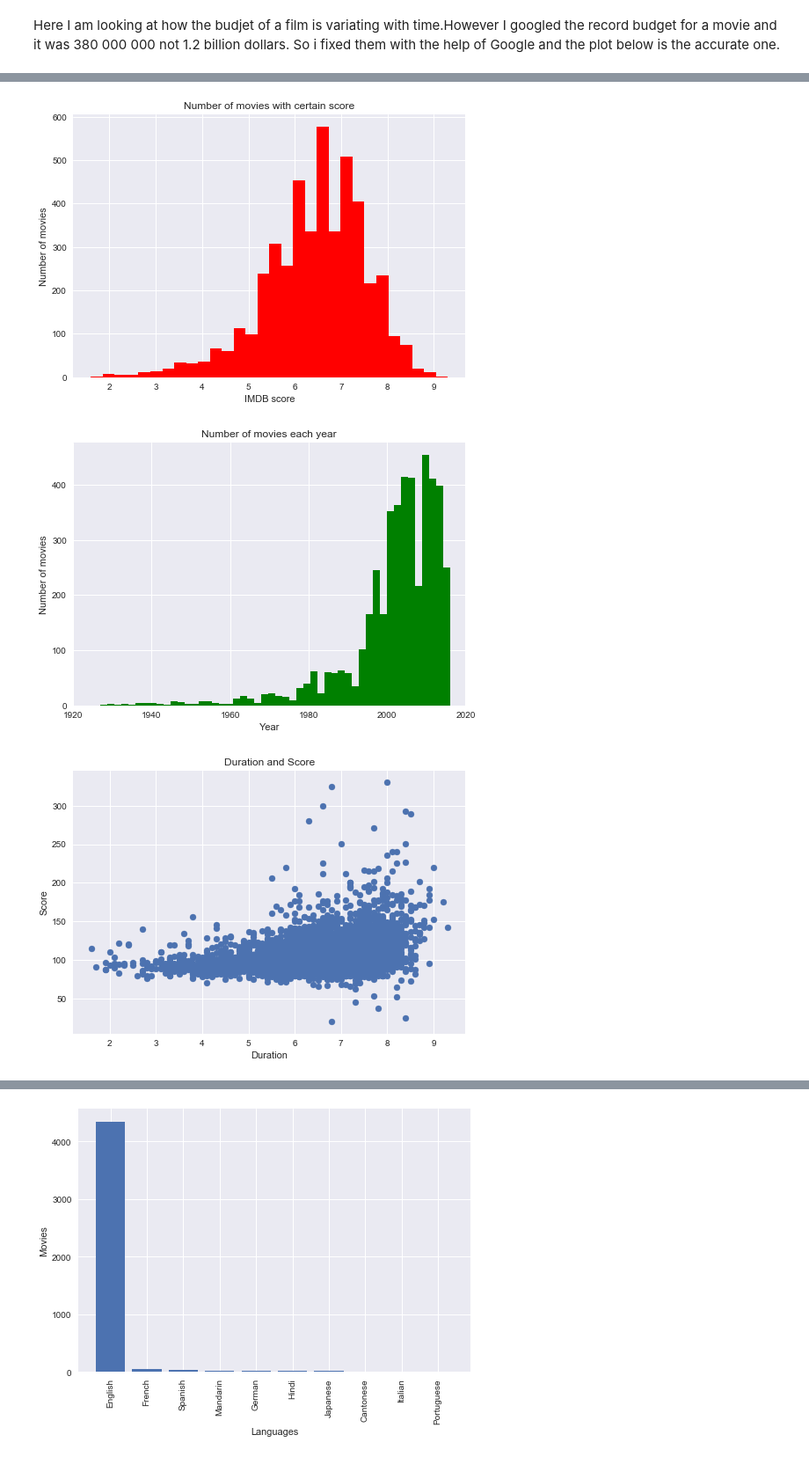
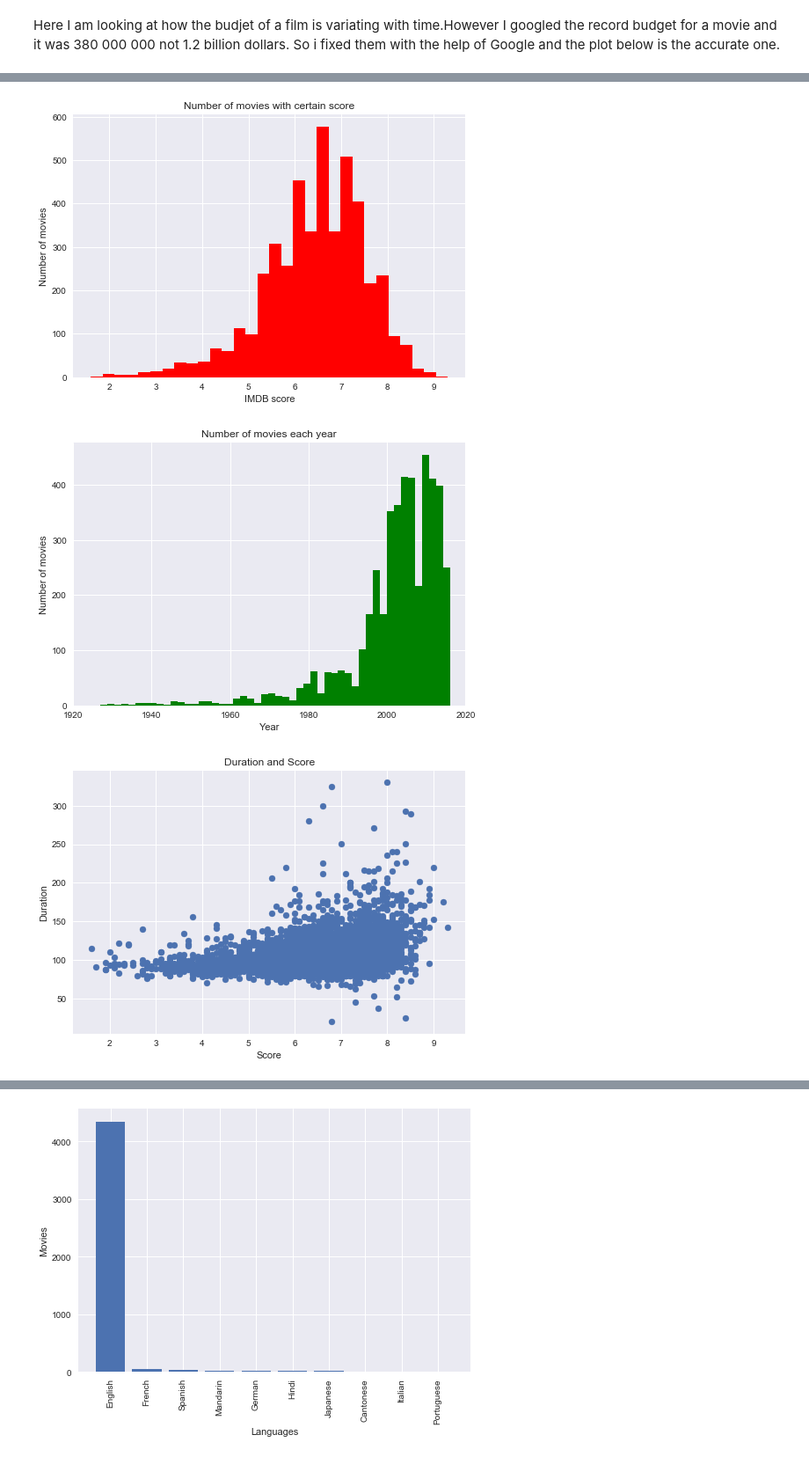
Before and after one commit to SvetozarMateev/Machine-Learning, a Jupyter notebook: Project/Movie ratings predictor.ipynb, the cells around one changed output, grey strips where cells are left out. Shown: that part at 88% size. Saved outputs shown, nothing was run; the diff lists cells and outputs as text; code cells hidden in the pictures.

```diff
--- a/Project/Movie ratings predictor.ipynb
+++ b/Project/Movie ratings predictor.ipynb
@@ -173,32 +180,32 @@ Here I am looking at how the budjet of a film is variating with time.However I g
 # %%
 plt.scatter(movie_data.title_year,movie_data.budget)
 plt.xlim(1920,2018)
 plt.title("How the budget changes")
 plt.xlabel("Year of release")
 plt.ylabel("Budget in milions")
 plt.show()
 
 plt.hist(movie_data.imdb_score,bins=30,color='r')
 plt.title("Number of movies with certain score")
 plt.xlabel("IMDB score")
 plt.ylabel("Number of movies")
 plt.show()
 
 plt.hist(movie_data.title_year, bins= 50,color='g')
 plt.xlim(1920,2020)
 plt.xlabel("Year")
 plt.title("Number of movies each year")
 plt.ylabel("Number of movies")
 plt.show()
 
 plt.scatter(movie_data.imdb_score,movie_data.duration)
 
 plt.title("Duration and Score")
-plt.xlabel("Duration")
-plt.ylabel("Score")
+plt.ylabel("Duration")
+plt.xlabel("Score")
 plt.show()
 # %% [output]
 [figure]
 [figure]
 [figure]
-[figure, old version]
+[figure, new version]
```
Also changed, not shown: parts of 58 cells of this notebook.
